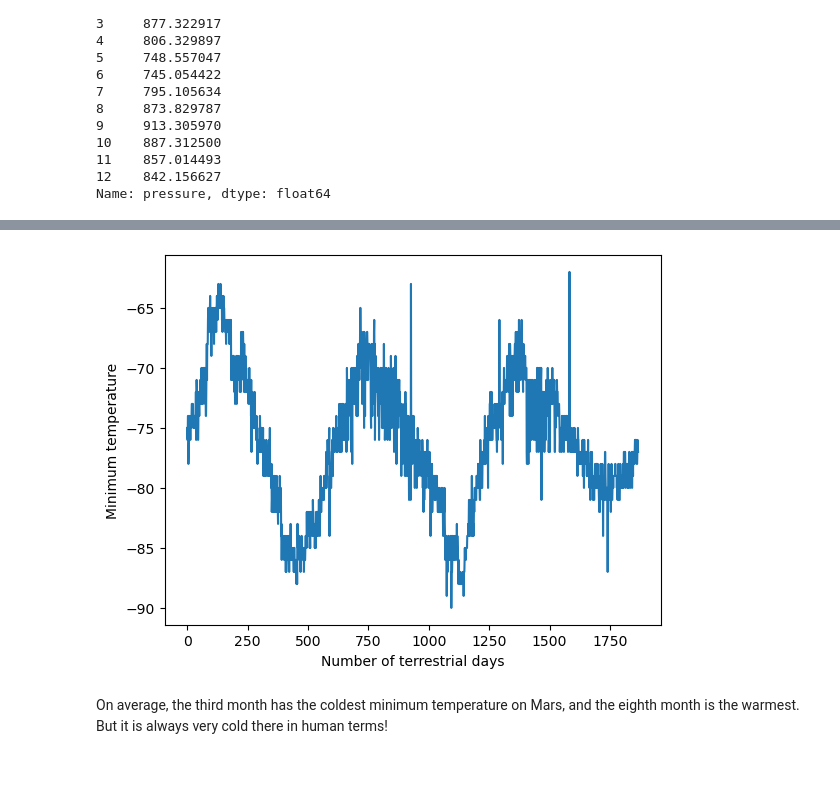
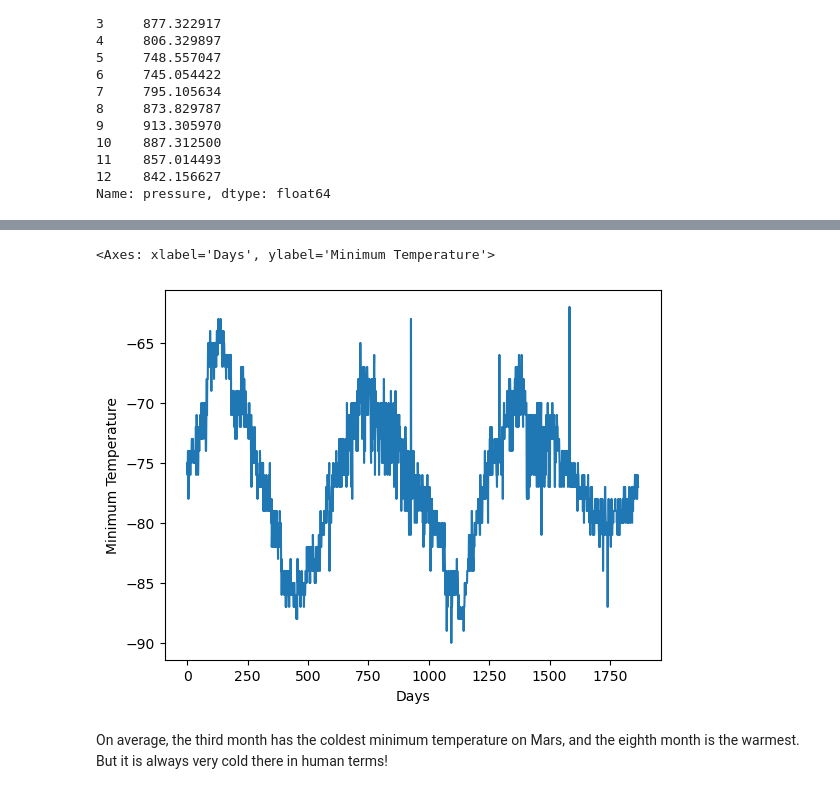
Before and after one commit to aarononward/webscrape_challenge, a Jupyter notebook: part_2_mars_weather.ipynb, the cells around one changed output, grey strips where cells are left out. Saved outputs shown, nothing was run; the diff lists cells and outputs as text; code cells hidden in the pictures.

```diff
--- a/part_2_mars_weather.ipynb
+++ b/part_2_mars_weather.ipynb
@@ -47,11 +47,12 @@ Assemble the scraped data into a Pandas DataFrame. The columns should have the s
 * `pressure`: The atmospheric pressure at Curiosity's location
 # %%
 # Create an empty list
-mars_facts = {}
+table_rows = []
 rows = table.find_all('tr')
 
 # Loop through the scraped data to create a list of rows
 for row in rows:
-    heading = row.find('th').text.strip()
-    row_data = row.find('td').text.strip()
-    mars_facts[heading]=(row_data)
+    row = row.text.strip()
+    row = row.split('\n')
+    # row = row.enumerate()
+    table_rows.append(row)
@@ -64,4 +79,12 @@ mars_facts
+# %%
+column_names =table_rows[0]
+# for i in table_rows[0]:
+#     column_names.append(i)
+# column_names
+data_rows = table_rows[1:]
+# # data_rows
 # %%
 # Create a Pandas DataFrame by using the list of rows and a list of the column names
+df = pd.DataFrame(data_rows, columns=column_names)
 # %%
 # Confirm DataFrame was created successfully
@@ -94,2 +124,10 @@ dtype: object
+# %%
+# Change data types for data analysis
+df['terrestrial_date'] = pd.to_datetime(df['terrestrial_date'])
+df['sol'] = df['sol'].astype('int64')
+df['ls'] = df['ls'].astype('int64')
+df['month'] = df['month'].astype('int64')
+df['min_temp'] = df['min_temp'].astype('float64')
+df['pressure'] = df['pressure'].astype('float64')
 # %%
 # Confirm type changes were successful by examining data types again
@@ -187,7 +258,9 @@ Name: pressure, dtype: float64
 # %%
 # 5. How many terrestrial (earth) days are there in a Martian year?
+df['min_temp'].plot(xlabel="Days", ylabel="Minimum Temperature")
 # %% [output]
+<Axes: xlabel='Days', ylabel='Minimum Temperature'>
-[figure, old version]
+[figure, new version]
 # %% [markdown]
 On average, the third month has the coldest minimum temperature on Mars, and the eighth month is the warmest. But it is always very cold there in human terms!
 # %% [markdown]
```
Also changed, not shown: parts of 18 cells of this notebook, 1 other file.
